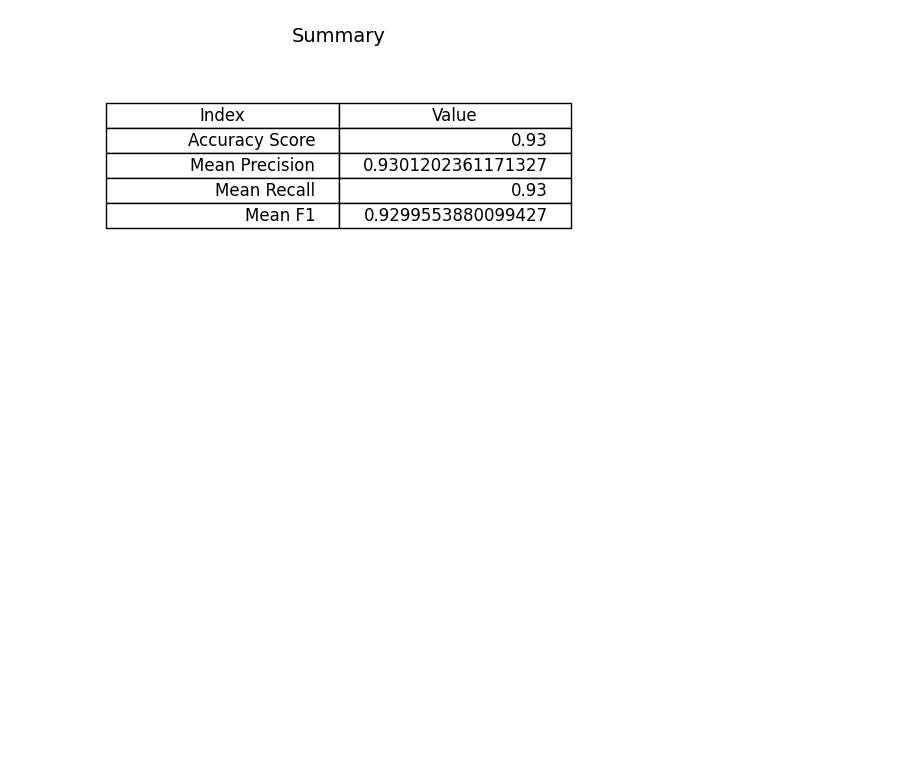
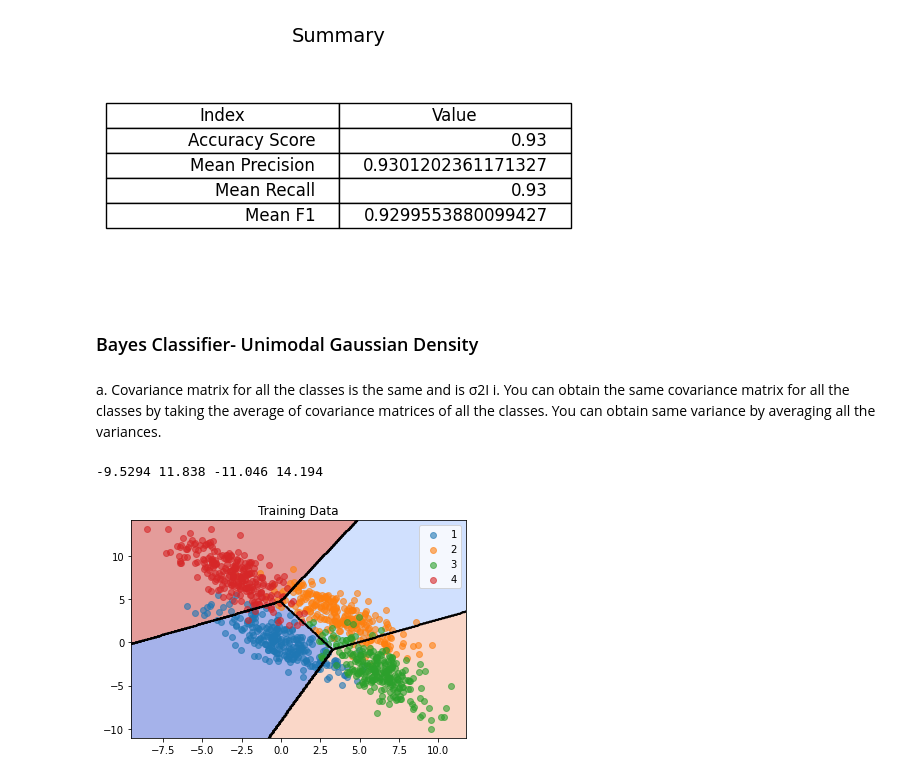
Before and after one commit to amankushwaha25/CS401-IML-Assignment, a Jupyter notebook: Overlapping.ipynb, the cells around one changed output. Cells and saved outputs as stored; diff of their text form; code cells hidden in the pictures; blank space fills up the shorter version.

```diff
--- a/Overlapping.ipynb
+++ b/Overlapping.ipynb
@@ -405,3 +409,5 @@ plot_metric_summary(df_overlapping_test, y_pred)
 plot_mean_matrix(df_overlapping_test, y_pred)
 # %% [output]
 [figure]
+# %% [markdown]
+### Bayes Classifier- Unimodal Gaussian Density
@@ -407,0 +504,9 @@ plot_mean_matrix(df_overlapping_test, y_pred)
+# %% [markdown]
+a. Covariance matrix for all the classes is the same and is σ2I
+    i. You  can  obtain  the  same  covariance  matrix  for  all  the  classes  by  taking the average of covariance matrices of all the classes. You can obtain  same  variance by averaging all the variances.
+# %%
+bbc.fit(df_overlapping_train,'same','diagonal')
+decision_plot(df_overlapping_train, bbc, title="Training Data")
+# %% [output]
+-9.5294 11.838 -11.046 14.194
+[figure, added]
```
Also changed, not shown: parts of 19 cells of this notebook, 2 other files.
